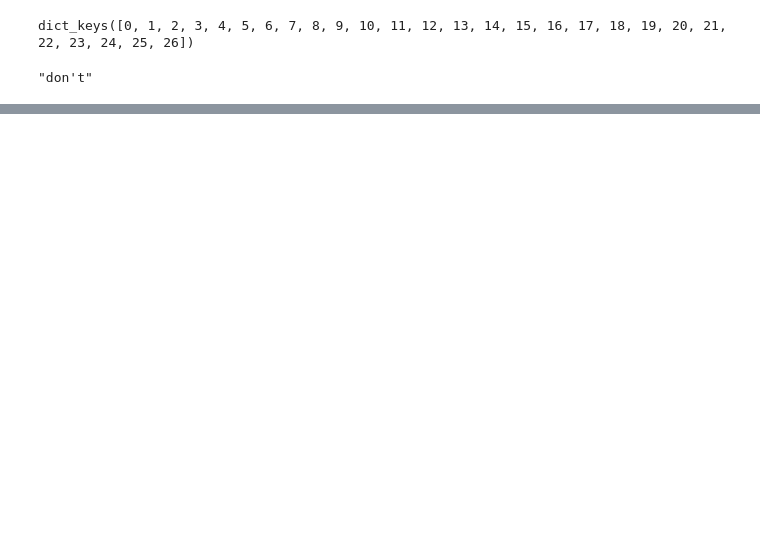
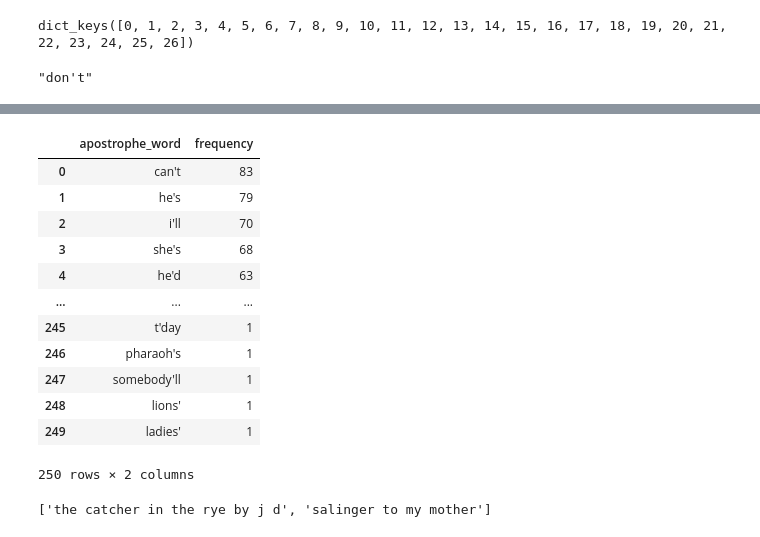
Before and after one commit to dhsong95/the-catcher-in-the-rye, a Jupyter notebook: notebooks/The Catehr in the Rye.ipynb, the cells around one changed output, grey strips where cells are left out. Saved outputs shown, nothing was run; the diff lists cells and outputs as text; code cells hidden in the pictures; blank space fills up the shorter version.

```diff
--- a/notebooks/The Catehr in the Rye.ipynb
+++ b/notebooks/The Catehr in the Rye.ipynb
@@ -292,0 +179,9 @@ sorted(apostrophe_counter.items(), key=lambda x: x[1], reverse=True)
+# %%
+apostrophe_dict = defaultdict(str)
+with open('../apostrophe_dict.txt', 'r') as f:
+    for line in f.readlines():
+        src = line.split('\t')[0]
+        dst = line.split('\t')[1]
+
+        apostrophe_dict[src] = dst
+apostrophe_dict
@@ -292,0 +200,32 @@ sorted(apostrophe_counter.items(), key=lambda x: x[1], reverse=True)
+# %%
+import re
+apostrophe_counter = defaultdict(int)
+
+for n in book.keys():
+    chapter = book[n]
+    chapter = chapter.lower()
+
+    for src, dst in apostrophe_dict.items():
+        chapter = chapter.replace(src, dst)
+
+    tokenizer = PunktSentenceTokenizer()
+    for sentence in tokenizer.tokenize(chapter):
+        if '\'' in sentence:
+            for s in re.findall('([\w]*\'[[\w]*)', sentence):
+                apostrophe_counter[s] += 1
+apostrophe_df = pd.DataFrame(sorted(apostrophe_counter.items(), key=lambda x: x[1], reverse=True), columns=['apostrophe_word', 'frequency'])
+apostrophe_df
+# %% [output]
+|  | apostrophe_word | frequency |
+| 0 | can't | 83 |
+| 1 | he's | 79 |
+| 2 | i'll | 70 |
+| 3 | she's | 68 |
+| 4 | he'd | 63 |
+| ... | ... | ... |
+| 245 | t'day | 1 |
+| 246 | pharaoh's | 1 |
+| 247 | somebody'll | 1 |
+| 248 | lions' | 1 |
+| 249 | ladies' | 1 |
+250 rows × 2 columns
@@ -308,0 +266,23 @@ sorted(apostrophe_counter.items(), key=lambda x: x[1], reverse=True)
+# %%
+chapter_processed = {n:list() for n in book.keys()}
+
+for n in book.keys():
+    chapter = book[n]
+
+    # lower the text
+    chapter = chapter.lower()
+
+    # apostrophe processing
+    chapter = process_apostrophe(chapter)
+
+    # sentence tokenizer
+    tokenizer = PunktSentenceTokenizer()
+
+    for sentence in tokenizer.tokenize(chapter):
+        # sentence sentence
+        sentence = process_sentence(sentence)
+        chapter_processed[n].append(sentence)
+
+chapter_processed[0]
+# %% [output]
+['the catcher in the rye by j d', 'salinger to my mother']
```
Also changed, not shown: parts of 13 cells of this notebook, 1 other file.
